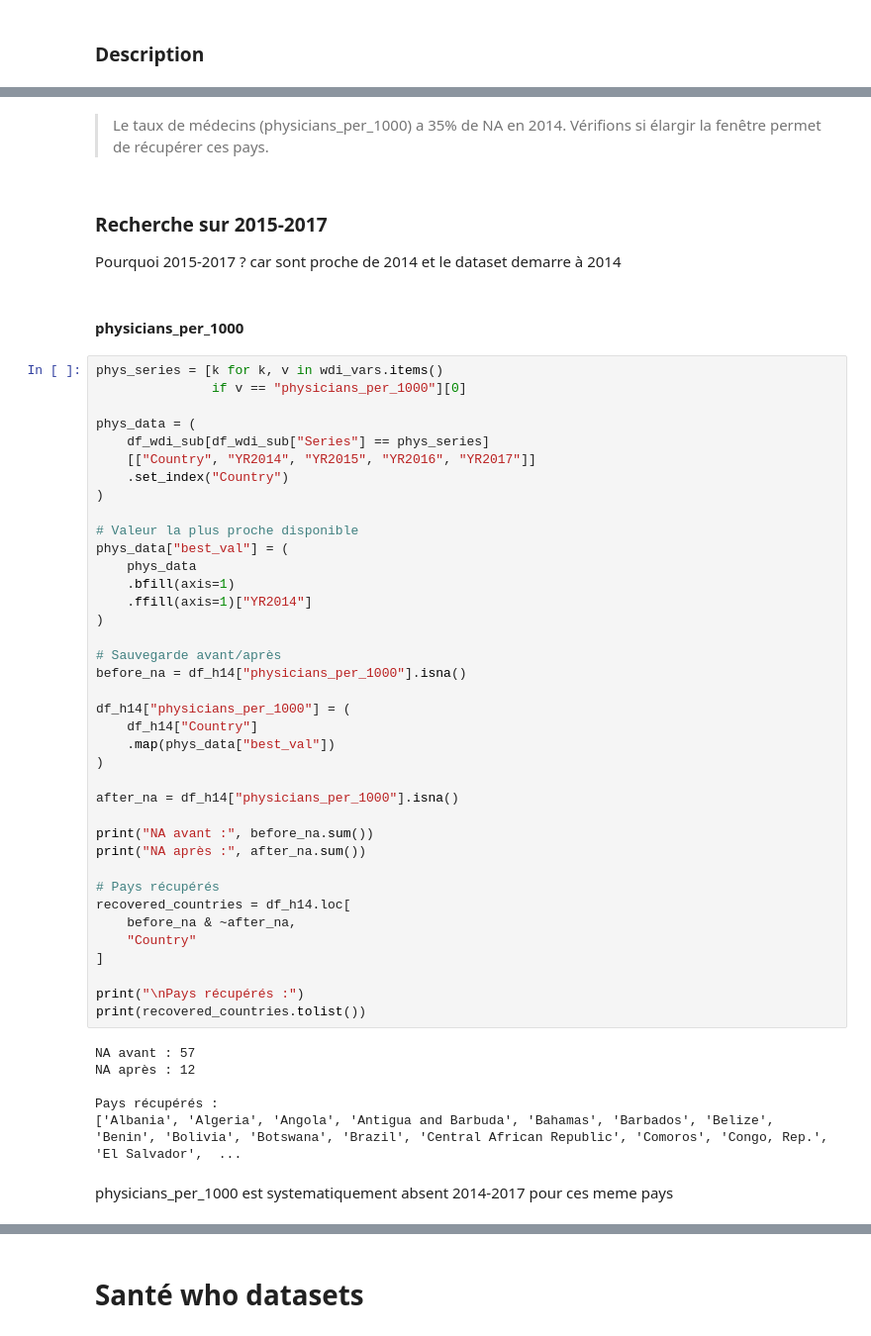
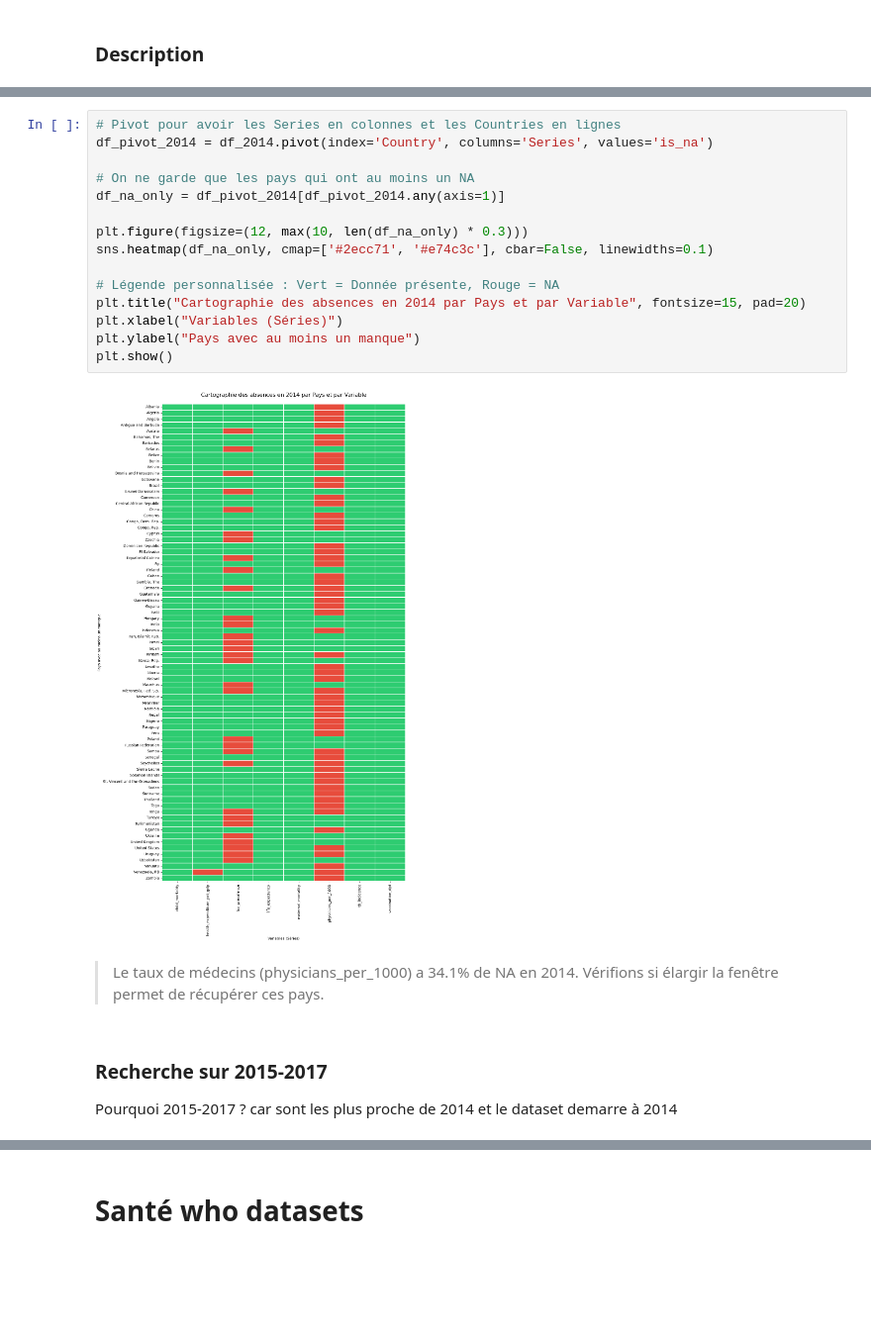
Before and after one commit to awa-d/ML2-project_clustering-countries, a Jupyter notebook: notebooks/P0_init-merge.ipynb, the cells around one changed output, grey strips where cells are left out. Shown at 99% size. Saved outputs shown, nothing was run; the diff lists cells and outputs as text; blank space fills up the shorter version.

```diff
--- a/notebooks/P0_init-merge.ipynb
+++ b/notebooks/P0_init-merge.ipynb
@@ -287,55 +319,24 @@ for col in cols_na:
+# %%
+# Pivot pour avoir les Series en colonnes et les Countries en lignes
+df_pivot_2014 = df_2014.pivot(index='Country', columns='Series', values='is_na')
+
+# On ne garde que les pays qui ont au moins un NA
+df_na_only = df_pivot_2014[df_pivot_2014.any(axis=1)]
+
+plt.figure(figsize=(12, max(10, len(df_na_only) * 0.3)))
+sns.heatmap(df_na_only, cmap=['#2ecc71', '#e74c3c'], cbar=False, linewidths=0.1)
+
+# Légende personnalisée : Vert = Donnée présente, Rouge = NA
+plt.title("Cartographie des absences en 2014 par Pays et par Variable", fontsize=15, pad=20)
+plt.xlabel("Variables (Séries)")
+plt.ylabel("Pays avec au moins un manque")
+plt.show()
+# %% [output]
+[figure, added]
 # %% [markdown]
->Le taux de médecins (physicians_per_1000) a 35% de NA en 2014.
+>Le taux de médecins (physicians_per_1000) a 34.1% de NA en 2014.
 Vérifions si élargir la fenêtre  permet de récupérer ces pays.
 # %% [markdown]
 ### Recherche sur 2015-2017
 
-Pourquoi 2015-2017 ? car sont proche de 2014 et le dataset demarre à 2014
+Pourquoi 2015-2017 ? car sont les plus proche de 2014 et le dataset demarre à 2014
-# %% [markdown]
-#### physicians_per_1000
-# %%
-phys_series = [k for k, v in wdi_vars.items()
-               if v == "physicians_per_1000"][0]
-
-phys_data = (
-    df_wdi_sub[df_wdi_sub["Series"] == phys_series]
-    [["Country", "YR2014", "YR2015", "YR2016", "YR2017"]]
-    .set_index("Country")
-)
-
-# Valeur la plus proche disponible
-phys_data["best_val"] = (
-    phys_data
-    .bfill(axis=1)
-    .ffill(axis=1)["YR2014"]
-)
-
-# Sauvegarde avant/après
-before_na = df_h14["physicians_per_1000"].isna()
-
-df_h14["physicians_per_1000"] = (
-    df_h14["Country"]
-    .map(phys_data["best_val"])
-)
-
-after_na = df_h14["physicians_per_1000"].isna()
-
-print("NA avant :", before_na.sum())
-print("NA après :", after_na.sum())
-
-# Pays récupérés
-recovered_countries = df_h14.loc[
-    before_na & ~after_na,
-    "Country"
-]
-
-print("\nPays récupérés :")
-print(recovered_countries.tolist())
-# %% [output]
-NA avant : 57
-NA après : 12
-
-Pays récupérés :
-['Albania', 'Algeria', 'Angola', 'Antigua and Barbuda', 'Bahamas', 'Barbados', 'Belize', 'Benin', 'Bolivia', 'Botswana', 'Brazil', 'Central African Republic', 'Comoros', 'Congo, Rep.', 'El Salvador',  ...
-# %% [markdown]
-physicians_per_1000 est systematiquement absent 2014-2017 pour ces meme pays
```
Also changed, not shown: parts of 29 cells of this notebook.
